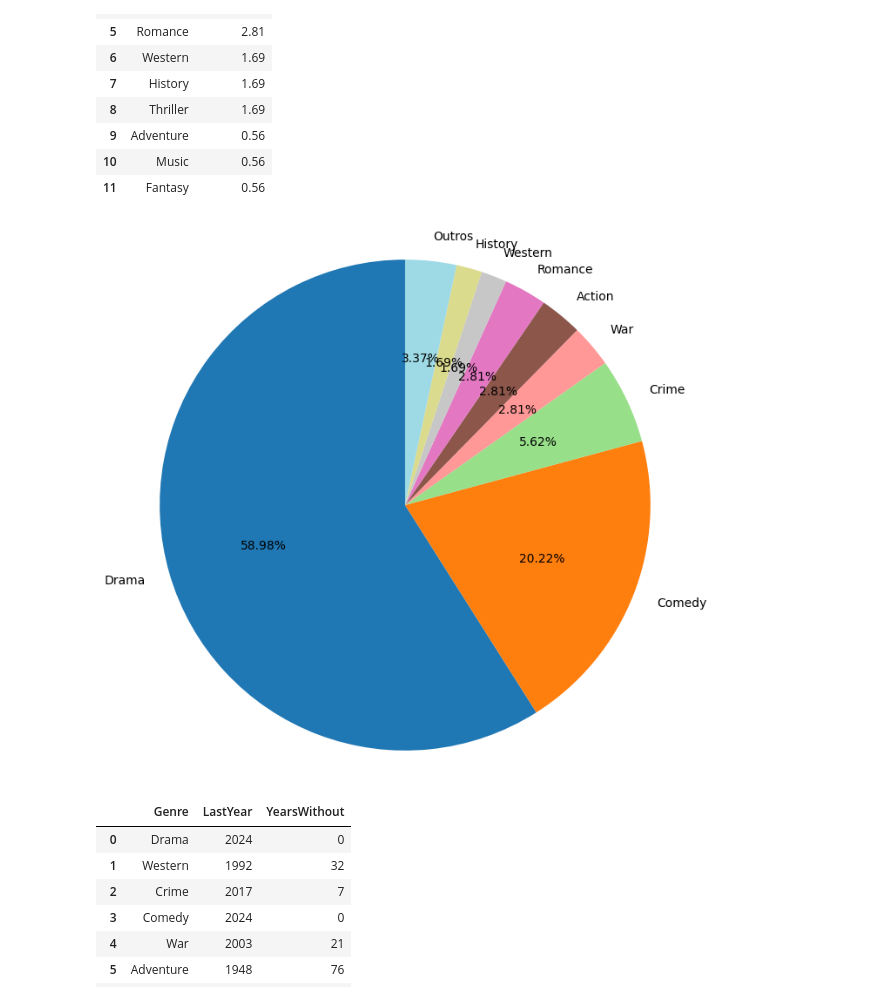
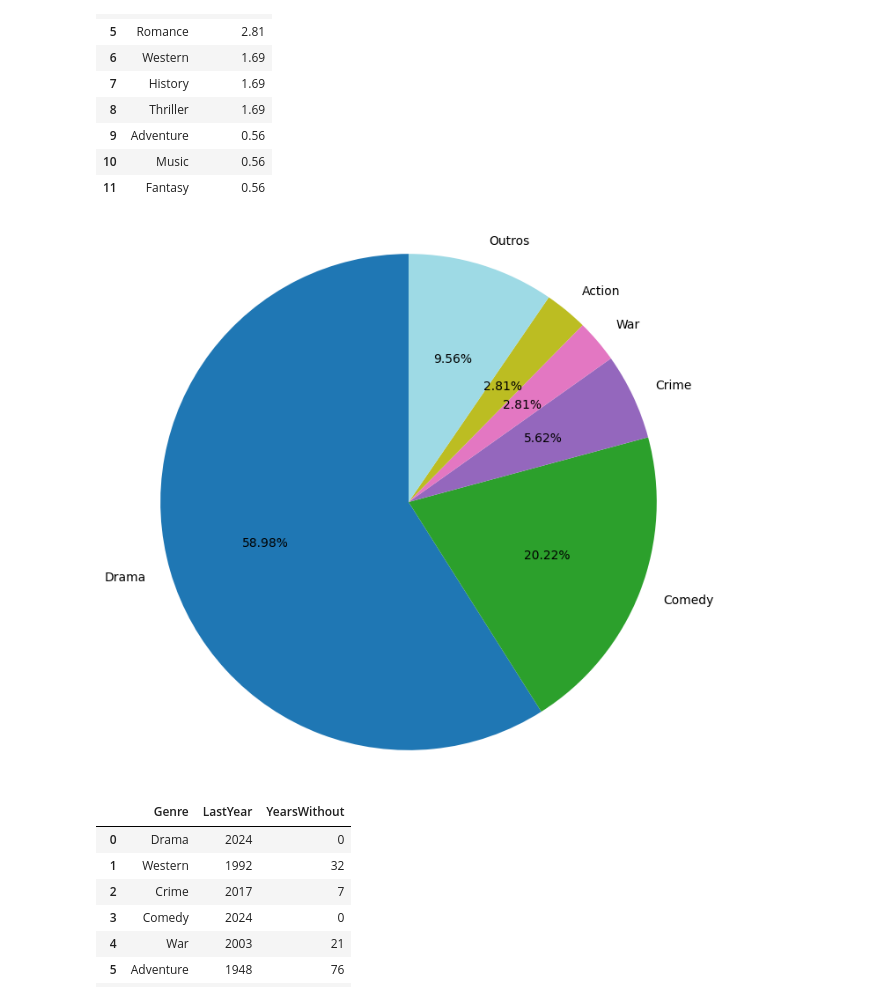
Before and after one commit to edilsonchaves/MVP-Analise-de-Dados-Oscar-Research, a Jupyter notebook: OscarResearch.ipynb, the cells around one changed output. Cells and saved outputs as stored; diff of their text form; code cells hidden in the pictures.

```diff
--- a/OscarResearch.ipynb
+++ b/OscarResearch.ipynb
@@ -2082,9 +2128,9 @@ display(df_actors_supporting_role_winner_genre_percentual)
 | 10 | Music | 0.56 |
 | 11 | Fantasy | 0.56 |
 # %%
-PizzaTopN(df_actors_supporting_role_winner_genre_percentual, 8)
+PizzaTopN(df_actors_supporting_role_winner_genre_percentual, 5)
 # %% [output]
-[figure, old version]
+[figure, new version]
 # %%
 last_show_information(df_actors_supporting_role_winner, "Genre")
 # %% [output]
```
Also changed, not shown: parts of 27 cells of this notebook.
